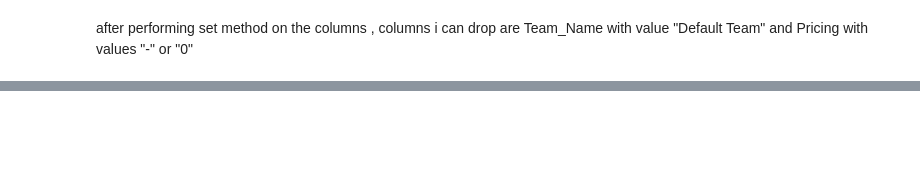
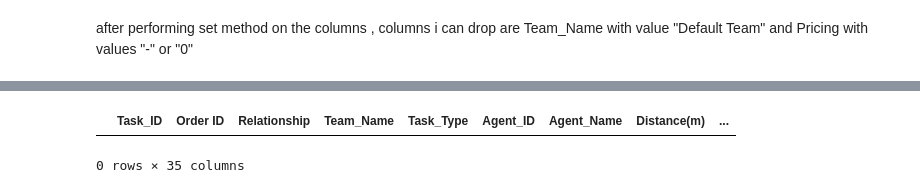
Before and after one commit to SikaBoateng/data_pipeline_, a Jupyter notebook: mk1_del.ipynb, the cells around one changed output, grey strips where cells are left out. Cells and saved outputs as stored; diff of their text form; code cells hidden in the pictures; blank space fills up the shorter version.

```diff
--- a/mk1_del.ipynb
+++ b/mk1_del.ipynb
@@ -103,2 +146,4 @@ memory usage: 9.9+ MB
 # %% [markdown]
 after performing set method on the columns , columns i can drop are Team_Name with value "Default Team" and Pricing with values "-" or "0"
+# %%
+merged_ord1_cus1 = pd.merge(df6, df2, on='Customer ID', how='left')
@@ -104,0 +188,12 @@ after performing set method on the columns , columns i can drop are Team_Name wi
+# %%
+df1.rename(columns = {'Order_ID': 'Order ID'}, inplace = True)
+# %%
+# Convert 'Order ID' column to string type in merged_ord1_cus1 DataFrame
+merged_ord1_cus1['Order ID'] = merged_ord1_cus1['Order ID'].astype(str)
+# %%
+merged_del1_cus1 = pd.merge(df1, merged_ord1_cus1, on='Order ID', how='inner')
+# %%
+merged_del1_cus1.head()
+# %% [output]
+|  | Task_ID | Order ID | Relationship | Team_Name | Task_Type | Agent_ID | Agent_Name | Distance(m) | ... |
+0 rows × 35 columns
```
Also changed, not shown: parts of 9 cells of this notebook, 7 other files.
